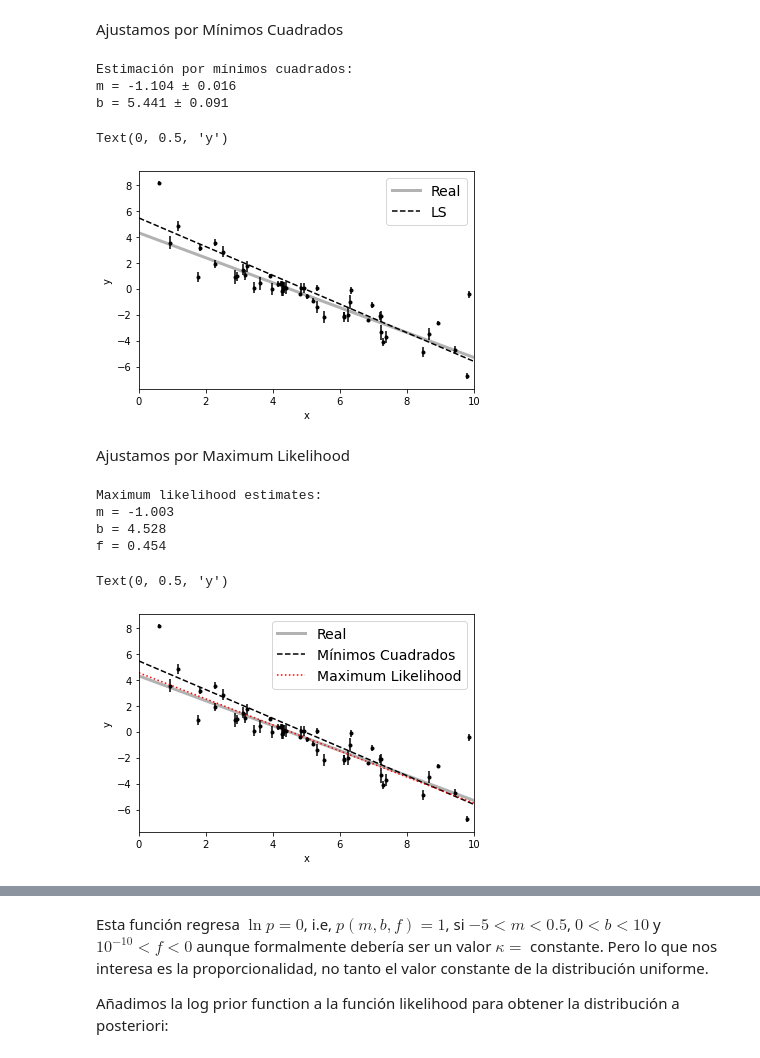
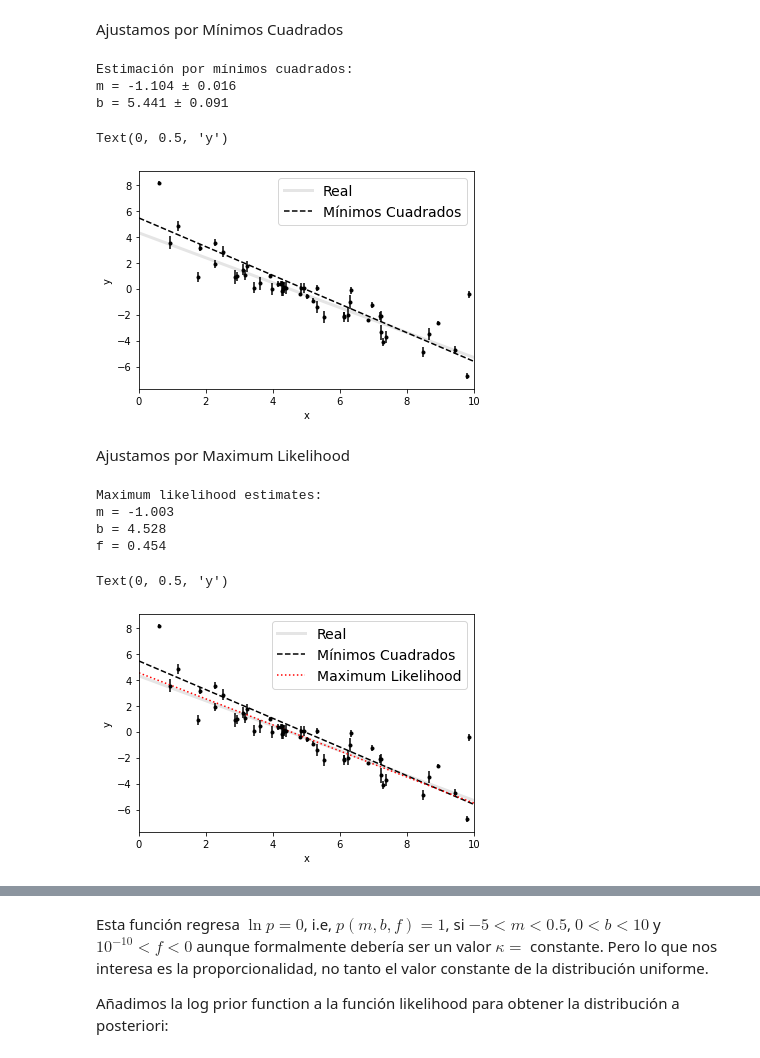
Before and after one commit to aaguayoo/Labo, a Jupyter notebook: MCMC.ipynb, the cells around one changed output, grey strips where cells are left out. Cells and saved outputs as stored; diff of their text form; code cells hidden in the pictures.

```diff
--- a/MCMC.ipynb
+++ b/MCMC.ipynb
@@ -37,31 +37,31 @@ Ajustamos por Mínimos Cuadrados
 # %%
 A = np.vander(x, 2)
 C = np.diag(yerr * yerr)
 ATA = np.dot(A.T, A / (yerr ** 2)[:, None])
 cov = np.linalg.inv(ATA)
 w = np.linalg.solve(ATA, np.dot(A.T, y / yerr ** 2))
 print("Estimación por mínimos cuadrados:")
 print("m = {0:.3f} ± {1:.3f}".format(w[0], np.sqrt(cov[0, 0])))
 print("b = {0:.3f} ± {1:.3f}".format(w[1], np.sqrt(cov[1, 1])))
 
 m_ls  = w[0]
 dm_ls = np.sqrt(cov[0, 0])
 b_ls  = w[1]
 db_ls = np.sqrt(cov[1, 1])
 
 plt.errorbar(x, y, yerr=yerr, fmt=".k", capsize=0)
-plt.plot(x0, m_true * x0 + b_true, "k", alpha=0.3, lw=3, label="Real")
-plt.plot(x0, np.dot(np.vander(x0, 2), w), "--k", label="LS")
+plt.plot(x0, m_true * x0 + b_true, "k", alpha=0.1, lw=3, label="Real")
+plt.plot(x0, np.dot(np.vander(x0, 2), w), "--k", label="Mínimos Cuadrados")
 plt.legend(fontsize=14)
 plt.xlim(0, 10)
 plt.xlabel("x")
 plt.ylabel("y")
 # %% [output]
 Estimación por mínimos cuadrados:
 m = -1.104 ± 0.016
 b = 5.441 ± 0.091
 Text(0, 0.5, 'y')
-[figure, old version]
+[figure, new version]
 # %% [markdown]
 Ajustamos por Maximum Likelihood
 # %%
@@ -90,7 +90,7 @@ print("b = {0:.3f}".format(b_ml))
 print("f = {0:.3f}".format(np.exp(log_f_ml)))
 
 plt.errorbar(x, y, yerr=yerr, fmt=".k", capsize=0)
-plt.plot(x0, m_true * x0 + b_true, "k", alpha=0.3, lw=3, label="Real")
+plt.plot(x0, m_true * x0 + b_true, "k", alpha=0.1, lw=3, label="Real")
 plt.plot(x0, np.dot(np.vander(x0, 2), w), "--k", label="Mínimos Cuadrados")
 plt.plot(x0, m_ml * x0 + b_ml, ":r", label="Maximum Likelihood")
 plt.legend(fontsize=14)
@@ -103,7 +103,7 @@ m = -1.003
 b = 4.528
 f = 0.454
 Text(0, 0.5, 'y')
-[figure, old version]
+[figure, new version]
 # %% [markdown]
 ## Estimación de error por MCMC (Monte Carlo Markov Chain)
 
```
Also changed, not shown: parts of 9 cells of this notebook, 1 other file.
